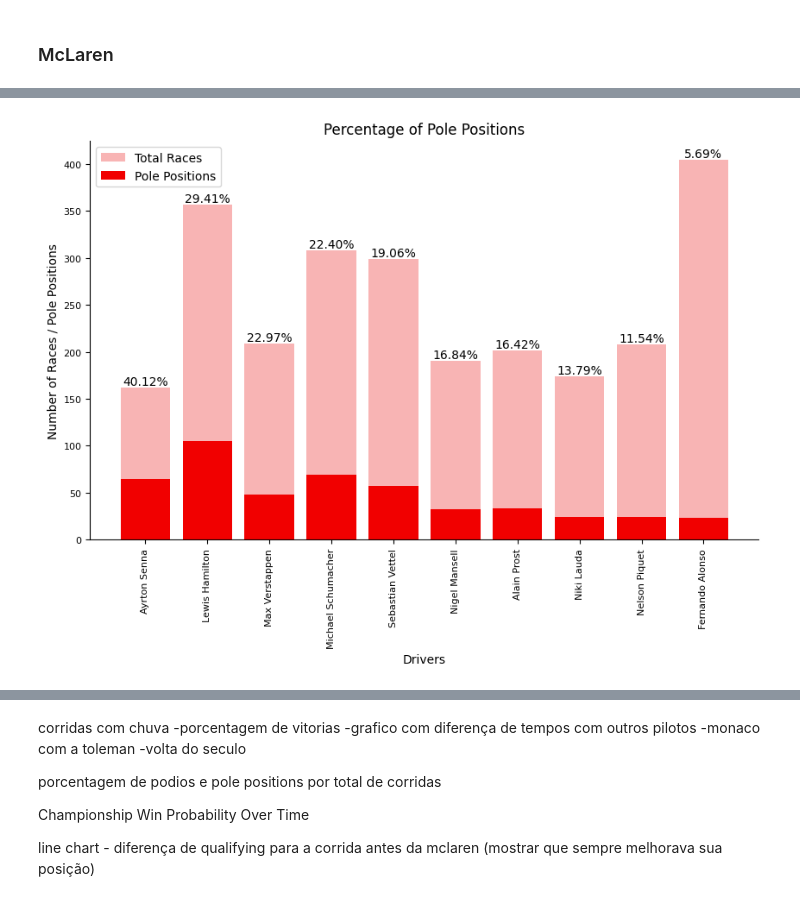
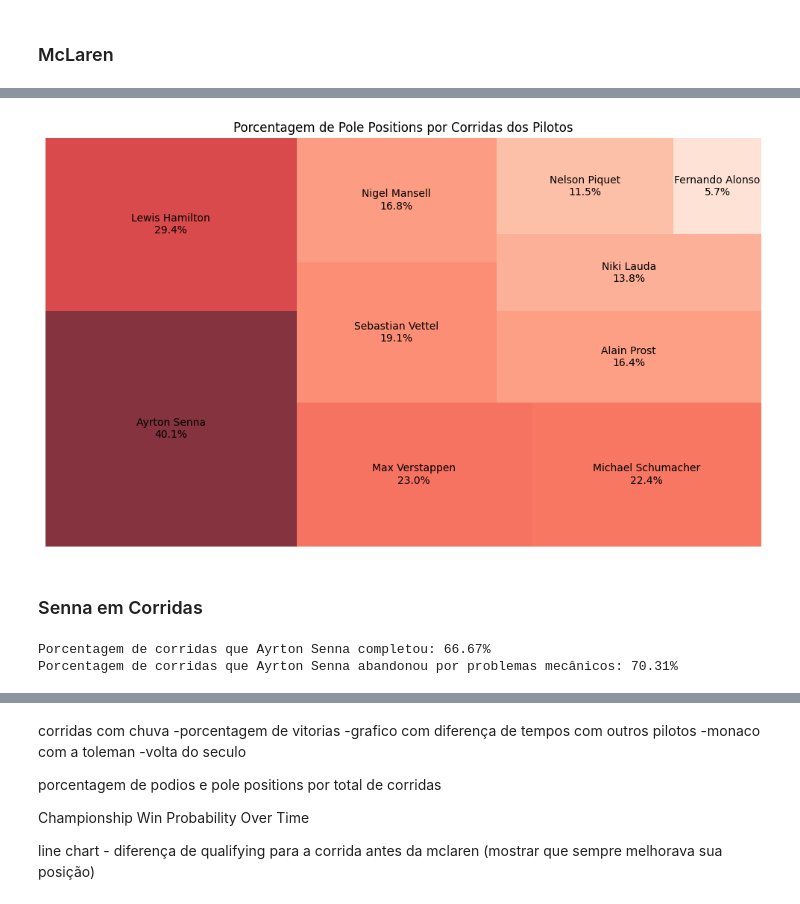
Before and after one commit to thiagodalladea/ayrton-senna-dv, a Jupyter notebook: nb.ipynb, the cells around one changed output, grey strips where cells are left out. Cells and saved outputs as stored; diff of their text form; code cells hidden in the pictures.

```diff
--- a/nb.ipynb
+++ b/nb.ipynb
@@ -427,30 +414,32 @@ pole_positions = [
     pole_position_piquet,
     pole_position_alonso,
 ]
-# %%
-fig, ax = plt.subplots(figsize=(10, 6))
-
-all_bars = ax.bar(categories, total_races, color='#f8b4b4', label='Total Races')
-pole_bars = ax.bar(categories, pole_positions, color='#f10000', label='Pole Positions')
-
-plt.xlabel('Drivers')
-plt.ylabel('Number of Races / Pole Positions')
-plt.title('Percentage of Pole Positions')
-plt.xticks(rotation=90,fontsize=8)
-plt.yticks(fontsize=8)
-
-ax.spines['top'].set_visible(False)
-ax.spines['right'].set_visible(False)
-
-percentages = []
-
-for all, pole in zip(total_races, pole_positions):
-    percentages.append((pole / all) * 100)
-
-ax.bar_label(all_bars, labels=[f'{percentage:.2f}%' for percentage in percentages], label_type='edge')
-
-plt.legend()
-
-plt.show()
-# %% [output]
-[figure, removed]
+# %%
+# Calculate percentage of poles
+percentages = [(pole / total) * 100 if total > 0 else 0 for pole, total in zip(pole_positions, total_races)]
+
+# Labels for the blocks
+labels = [f'{cat}\n{perc:.1f}%' for cat, perc in zip(categories, percentages)]
+
+# Normalize percentages for colormap
+norm_percentages = np.array(percentages) / max(percentages)
+colors = plt.cm.Reds(norm_percentages)
+
+# Create the treemap
+plt.figure(figsize=(10, 6))
+squarify.plot(
+    sizes=percentages,
+    label=labels,
+    color=colors,
+    alpha=0.8
+)
+
+plt.axis('off')
+plt.title('Porcentagem de Pole Positions por Corridas dos Pilotos')
+
+plt.tight_layout()
+plt.show()
+# %% [output]
+[figure, added]
+# %% [markdown]
+### Senna em Corridas
@@ -456,0 +453,18 @@ plt.show()
+# %%
+races_finished_percentage = round(((len(senna_df_race_completed) / len(senna_df_race)) * 100), 2)
+
+print(f'Porcentagem de corridas que Ayrton Senna completou: { races_finished_percentage }%')
+
+# Analisando as corridas que ele não completou, quantas vezes foi um problema mecânico, ou seja, um problema que ele não poderia evitar?
+
+not_mechanical = ["Collision", "Accident", "Rejoined track illegally", "Fatal accident", "Spun off"]
+
+df_mechanical_retirements = senna_df_race_reason_retired[~senna_df_race_reason_retired['reasonRetired'].isin(not_mechanical)].reset_index(drop=True)
+df_not_mechanical_retirements = senna_df_race_reason_retired[senna_df_race_reason_retired['reasonRetired'].isin(not_mechanical)].reset_index(drop=True)
+
+mechanical_retired_percentage = round(((len(df_mechanical_retirements) / len(senna_df_race_reason_retired)) * 100), 2)
+
+print(f'Porcentagem de corridas que Ayrton Senna abandonou por problemas mecânicos: { mechanical_retired_percentage }%')
+# %% [output]
+Porcentagem de corridas que Ayrton Senna completou: 66.67%
+Porcentagem de corridas que Ayrton Senna abandonou por problemas mecânicos: 70.31%
```
Also changed, not shown: parts of 21 cells of this notebook, 24 other files.
